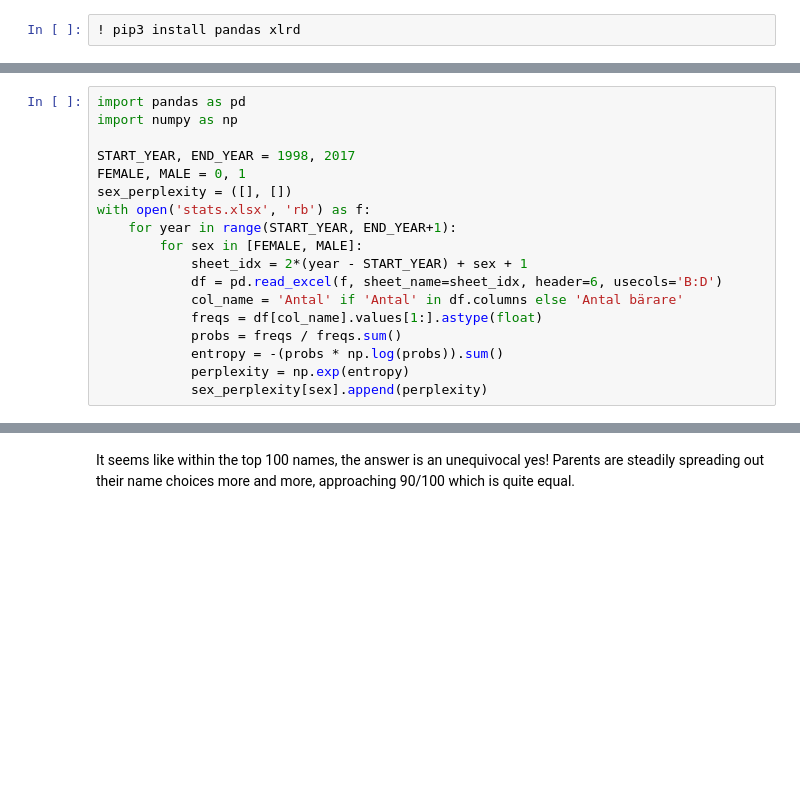
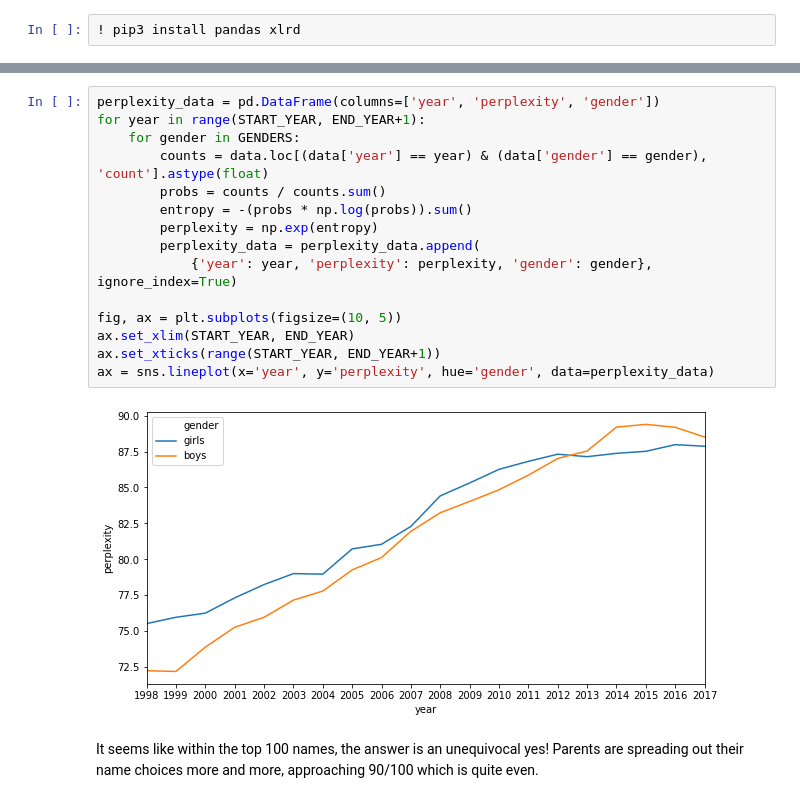
Before and after one commit to martindbp/martindbp.github.io, a Jupyter notebook: posts/name_statistics.ipynb, the cells around one changed output, grey strips where cells are left out. Cells and saved outputs as stored; diff of their text form; blank space fills up the shorter version.

```diff
--- a/posts/name_statistics.ipynb
+++ b/posts/name_statistics.ipynb
@@ -15,18 +78,0 @@ The question is what's a good measure for the unevenness of the name distributio
-# %%
-import pandas as pd
-import numpy as np
-
-START_YEAR, END_YEAR = 1998, 2017
-FEMALE, MALE = 0, 1
-sex_perplexity = ([], [])
-with open('stats.xlsx', 'rb') as f:
-    for year in range(START_YEAR, END_YEAR+1):
-        for sex in [FEMALE, MALE]:
-            sheet_idx = 2*(year - START_YEAR) + sex + 1
-            df = pd.read_excel(f, sheet_name=sheet_idx, header=6, usecols='B:D')
-            col_name = 'Antal' if 'Antal' in df.columns else 'Antal bärare'
-            freqs = df[col_name].values[1:].astype(float)
-            probs = freqs / freqs.sum()
-            entropy = -(probs * np.log(probs)).sum()
-            perplexity = np.exp(entropy)
-            sex_perplexity[sex].append(perplexity)
@@ -46,2 +79,19 @@ ax = sns.lineplot(x='year', y='perplexity', hue='sex', data=data)
+# %%
+perplexity_data = pd.DataFrame(columns=['year', 'perplexity', 'gender'])
+for year in range(START_YEAR, END_YEAR+1):
+    for gender in GENDERS:
+        counts = data.loc[(data['year'] == year) & (data['gender'] == gender), 'count'].astype(float)
+        probs = counts / counts.sum()
+        entropy = -(probs * np.log(probs)).sum()
+        perplexity = np.exp(entropy)
+        perplexity_data = perplexity_data.append(
+            {'year': year, 'perplexity': perplexity, 'gender': gender}, ignore_index=True)
+
+fig, ax = plt.subplots(figsize=(10, 5))
+ax.set_xlim(START_YEAR, END_YEAR)
+ax.set_xticks(range(START_YEAR, END_YEAR+1))
+ax = sns.lineplot(x='year', y='perplexity', hue='gender', data=perplexity_data)
+# %% [output]
+[figure, added]
 # %% [markdown]
-It seems like within the top 100 names, the answer is an unequivocal yes! Parents are steadily spreading out their name choices more and more, approaching 90/100 which is quite equal.
+It seems like within the top 100 names, the answer is an unequivocal yes! Parents are spreading out their name choices more and more, approaching 90/100 which is quite even.
```
Also changed, not shown: parts of 12 cells of this notebook, 3 other files.
